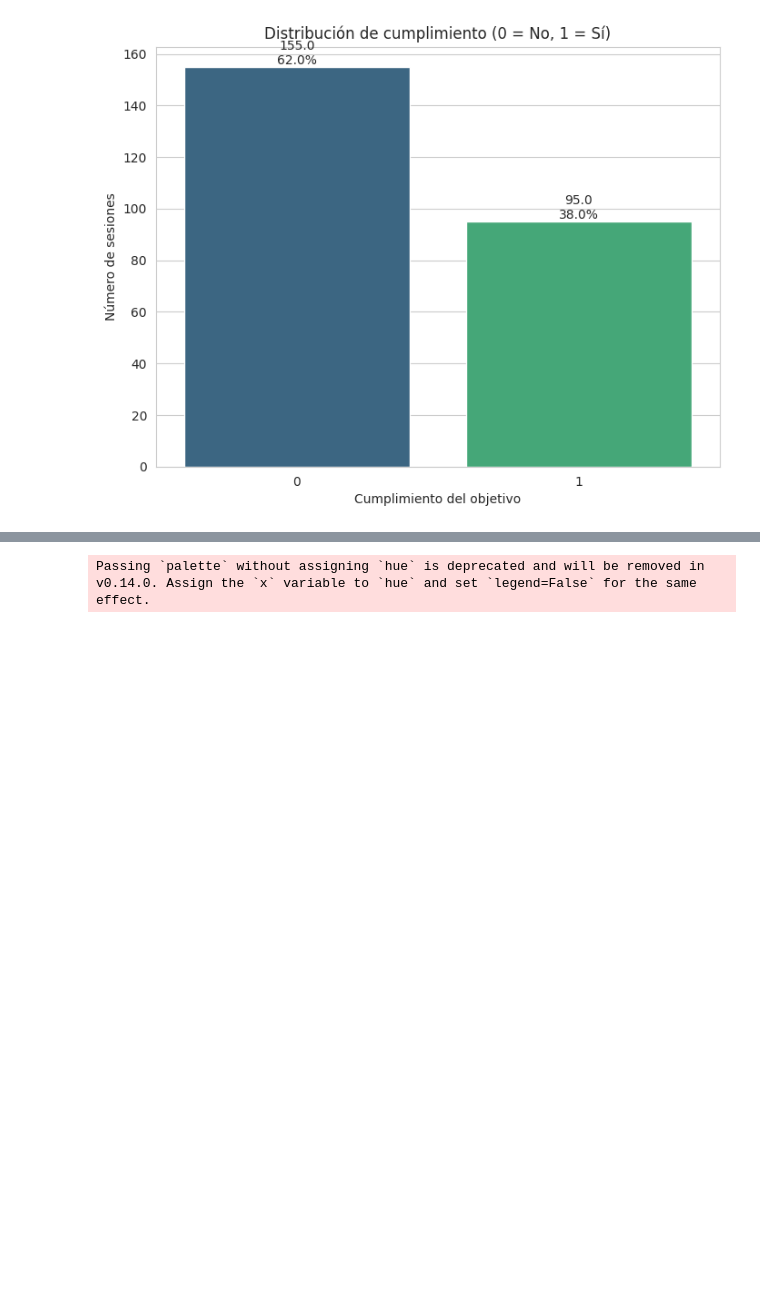
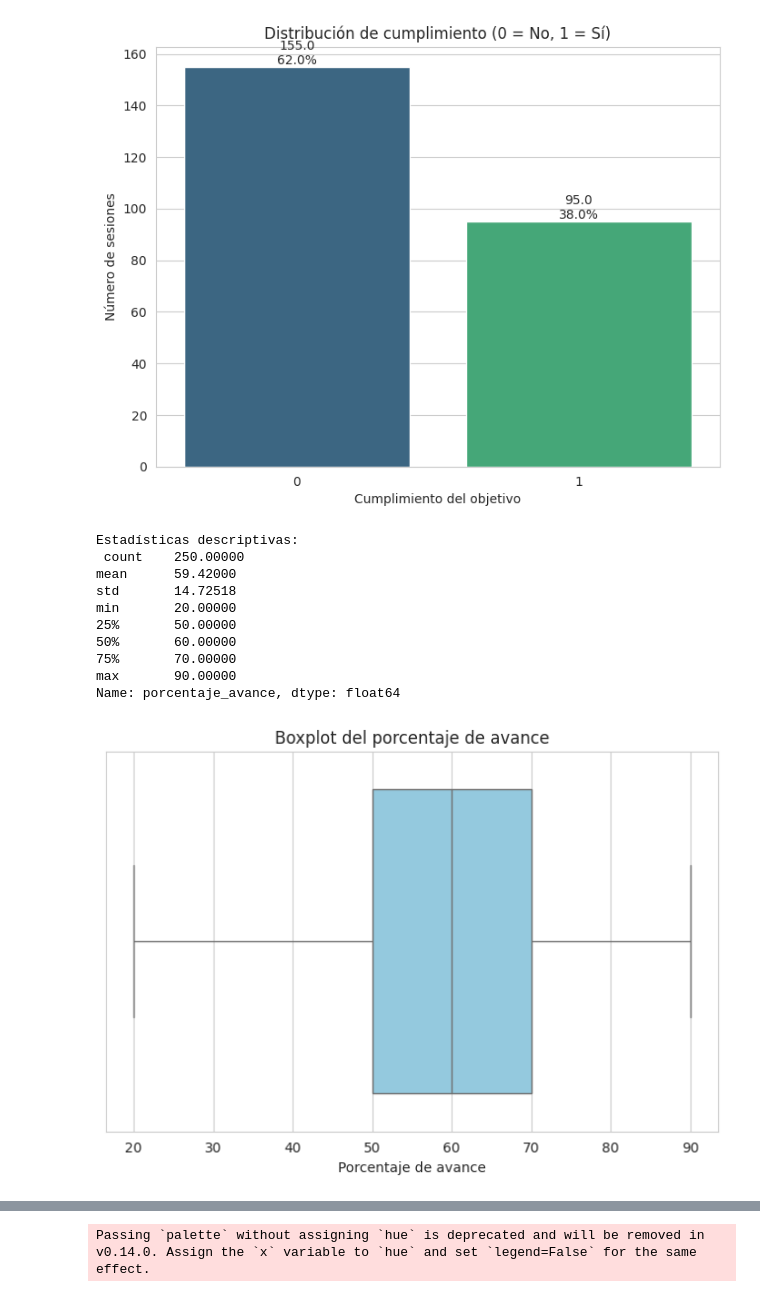
Before and after one commit to claudia372440-lgtm/Tema-11-12, a Jupyter notebook: Fase_II.ipynb, the cells around one changed output, grey strips where cells are left out. Cells and saved outputs as stored; diff of their text form; code cells hidden in the pictures; blank space fills up the shorter version.

```diff
--- a/Fase_II.ipynb
+++ b/Fase_II.ipynb
@@ -248,3 +248,28 @@ plt.show()
 [figure]
 Passing `palette` without assigning `hue` is deprecated and will be removed in v0.14.0. Assign the `x` variable to `hue` and set `legend=False` for the same effect.
 [figure]
+# %%
+
+
+# Estadísticas descriptivas
+stats = df['porcentaje_avance'].describe()
+print("Estadísticas descriptivas:\n", stats)
+
+# Boxplot para visualizar la dispersión y posibles outliers
+plt.figure(figsize=(8,5))
+sns.boxplot(x=df['porcentaje_avance'], color="skyblue")
+plt.title("Boxplot del porcentaje de avance")
+plt.xlabel("Porcentaje de avance")
+plt.show()
+# %% [output]
+Estadísticas descriptivas:
+ count    250.00000
+mean      59.42000
+std       14.72518
+min       20.00000
+25%       50.00000
+50%       60.00000
+75%       70.00000
+max       90.00000
+Name: porcentaje_avance, dtype: float64
+[figure, added]
```
Also changed, not shown: parts of 3 cells of this notebook.
